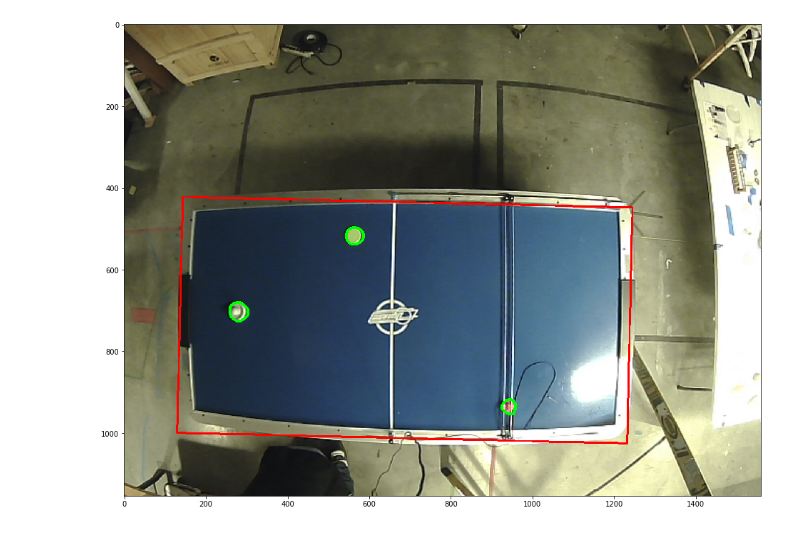
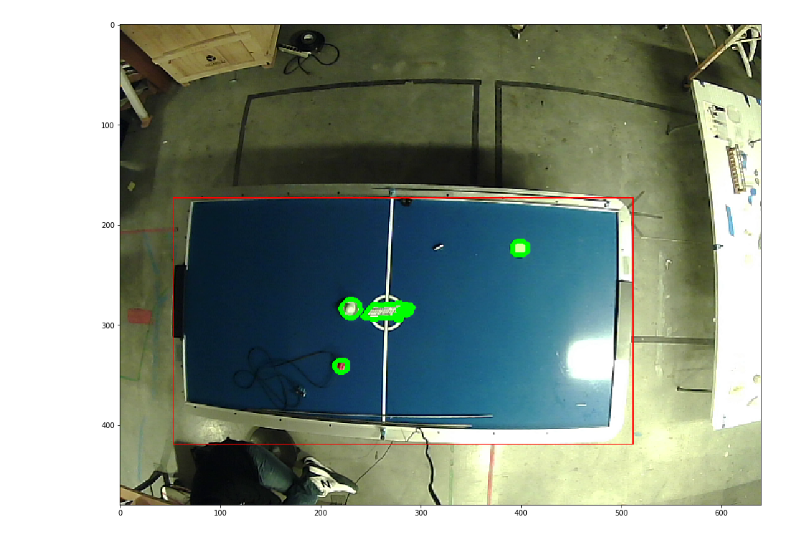
Before and after one commit to Positronic-IO/air-hockey, a Jupyter notebook: notebooks/Find the Pieces.ipynb, the cells around one changed output. Cells and saved outputs as stored; diff of their text form; code cells hidden in the pictures.

Commit message:
better in-box & circularity

```diff
--- a/notebooks/Find the Pieces.ipynb
+++ b/notebooks/Find the Pieces.ipynb
@@ -13,5 +13,5 @@ def show_img(image):
     plt.figure(figsize=(16,16))
     plt.imshow(image)
 # %%
-path = r'overhead-science.png'
+path = r'overhead-science-2.png'
 img = cv2.imread(path)
@@ -87,11 +78,12 @@ show_img(test)
 ## isolate the shapes inside the table area
 
 def point_in_box(point, box):
-    retval = point[0] > min(box[:,0]) and point[0] < max(box[:,0]) and point[1] > min(box[:,1]) and point[1] < max(box[:,1])
-    return retval
+    return point[0] > min(box[:,0]) and point[0] < max(box[:,0]) and point[1] > min(box[:,1]) and point[1] < max(box[:,1])
 
-contours_in_box = [c for c in all_contours if np.all(point_in_box(c[0,0,:], box))]
+contours_in_box = [c for c in all_contours if not (min(c[:,0,0]) <= min(box[:,0]) or max(c[:,0,0]) >= max(box[:,0]) or min(c[:,0,1]) <= min(box[:,1]) or max(c[:,0,1]) >= max(box[:,1]))]
 
-test = cv2.drawContours(np.zeros_like(laplacian), contours_in_box, -1, (255,255,255), 5)
-show_img(test)
+disp = np.zeros_like(laplacian)
+cv2.drawContours(disp, [box], 0, (255, 0, 0), 1)
+cv2.drawContours(disp, contours_in_box, -1, (255,255,255), 5)
+show_img(disp)
 # %% [output]
@@ -106,7 +98,7 @@ def get_area(c):
 max_area = get_area(max_contour)
 #print('Max Area = %.2f' %(max_area))
 
-small_contours = [c for c in contours_in_box if (get_area(c) * 100 / max_area) < 50]
+small_contours = [c for c in contours_in_box if (get_area(c) * 100 / max_area) < 50 and (get_area(c) * 100 / max_area) > 0.1]
 test = cv2.drawContours(np.zeros_like(laplacian), small_contours, -1, (255,255,255), 5)
 show_img(test)
 # %% [output]
@@ -121,0 +106,25 @@ show_img(test)
+# %%
+## filter out non-circular shapes
+
+def is_circle(c):
+    polys = len(cv2.approxPolyDP(c,0.01*cv2.arcLength(c,True),True))
+    if polys < 8 || polys > 15:
+        return False
+
+    center, radius = cv2.minEnclosingCircle(c)
+    area = get_area(c)
+    circle_area = 3.14*radius*radius
+    if abs(area-circle_area) > .25 * area:
+        return False
+
+    return True
+
+circular_contours = [c for c in small_contours if is_circle(c)]
+
+for c in circular_contours:
+    center, radius = cv2.minEnclosingCircle(c)
+    area = get_area(c)
+    circle_area = 3.14*radius*radius
+    print("p={} ci={} a={} ca={}".format(len(cv2.approxPolyDP(c,0.01*cv2.arcLength(c,True),True)), area, circle_area))
+    test = cv2.drawContours(np.zeros_like(laplacian), [c], -1, (255,255,255), 2)
+    show_img(test)
@@ -122,12 +133,12 @@ show_img(test)
 # %%
 ## put it all together
 
 disp = rgb.copy()
-cv2.drawContours(disp, [box], 0, (255, 0, 0), 3)
-cv2.drawContours(disp, circular_contours, -1, (0,255,0), 5)
+cv2.drawContours(disp, [box], 0, (255, 0, 0), 1)
+cv2.drawContours(disp, circular_contours, -1, (0,255,0), 3)
 show_img(disp)
 # %% [output]
-[figure, old version]
+[figure, new version]
 # %%
 def annotate(img):
 
```
Also changed, not shown: parts of 14 cells of this notebook, 1 other file.
